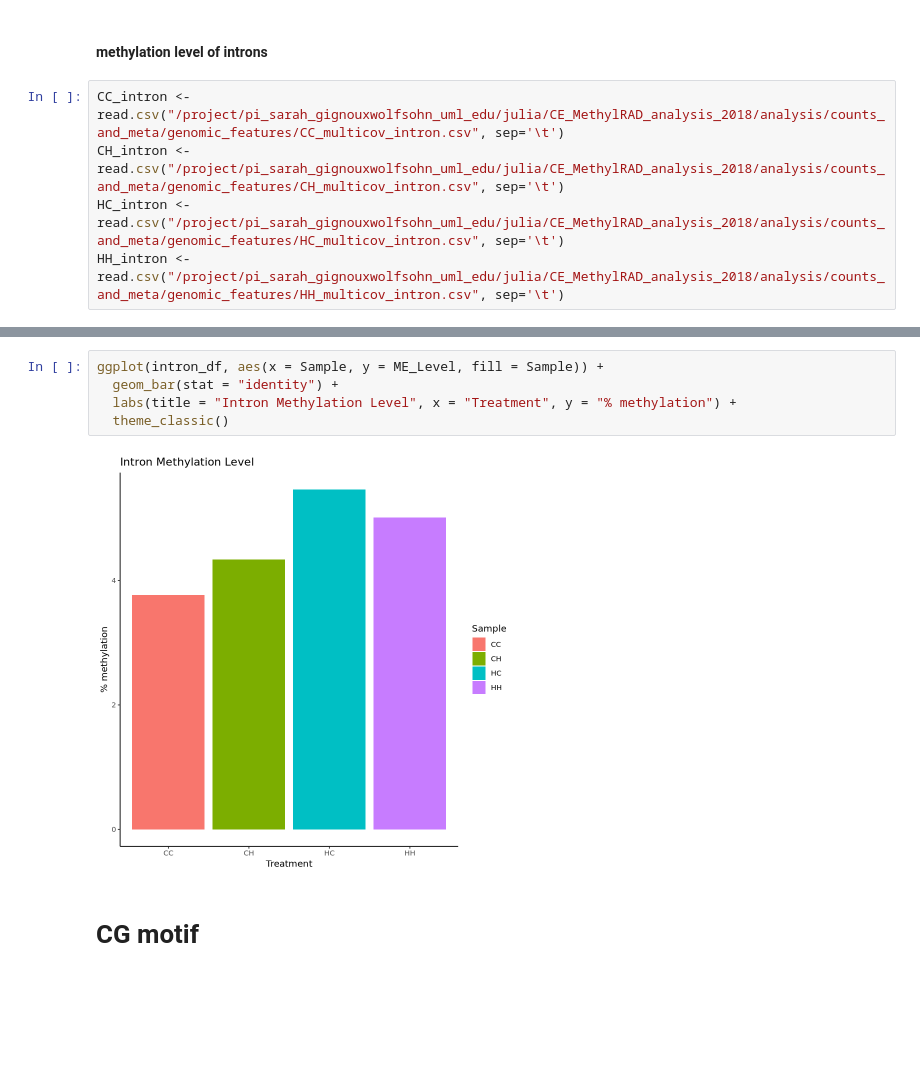
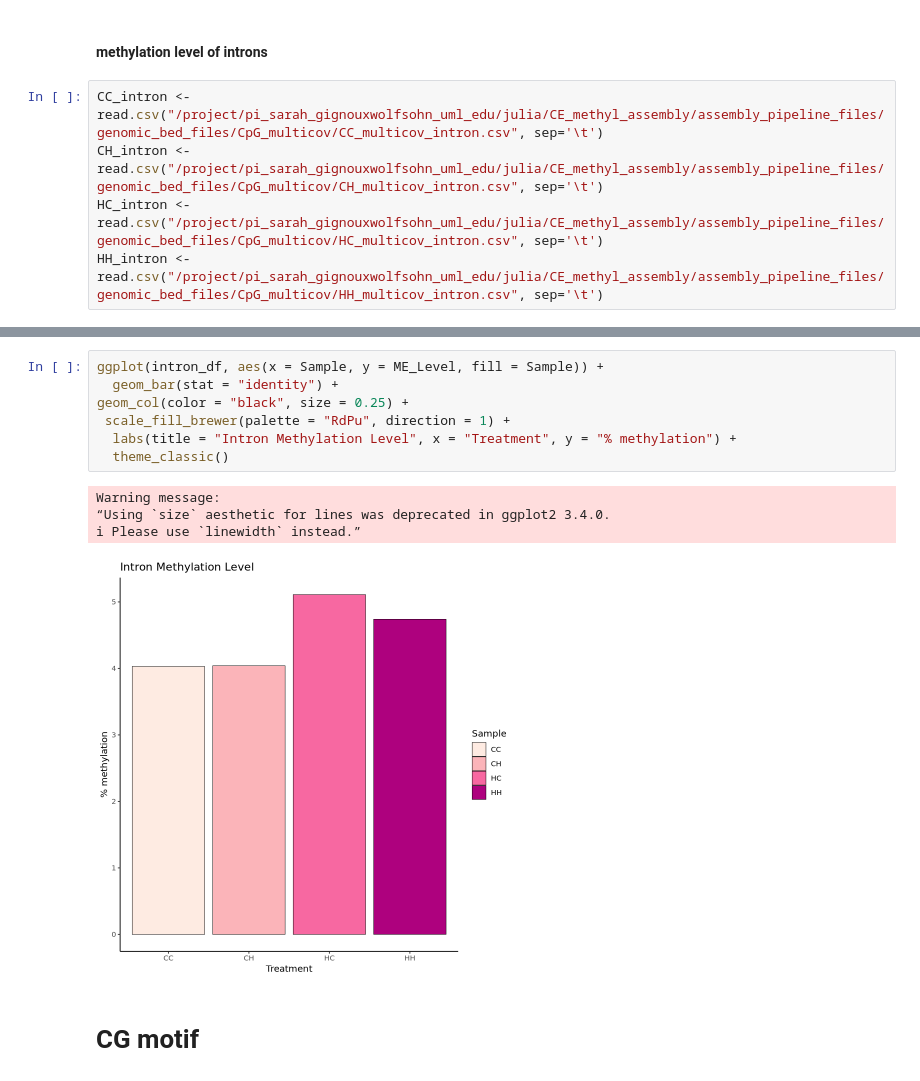
Before and after one commit to jgmcdonough/CE18_methylRAD_analysis, a Jupyter notebook: analysis/methylation_level_of_features.ipynb, the cells around one changed output, grey strips where cells are left out. Drawn from its saved outputs; the diff is of its cells as text; blank space fills up the shorter version.

```diff
--- a/analysis/methylation_level_of_features.ipynb
+++ b/analysis/methylation_level_of_features.ipynb
@@ -229,10 +268,10 @@ ERROR: Error in parse(text = x, srcfile = src): <text>:1:11: unexpected symbol
 # %% [markdown]
 #### methylation level of introns
 # %%
-CC_intron <- read.csv("/project/pi_sarah_gignouxwolfsohn_uml_edu/julia/CE_MethylRAD_analysis_2018/analysis/counts_and_meta/genomic_features/CC_multicov_intron.csv", sep='\t')
-CH_intron <- read.csv("/project/pi_sarah_gignouxwolfsohn_uml_edu/julia/CE_MethylRAD_analysis_2018/analysis/counts_and_meta/genomic_features/CH_multicov_intron.csv", sep='\t')
-HC_intron <- read.csv("/project/pi_sarah_gignouxwolfsohn_uml_edu/julia/CE_MethylRAD_analysis_2018/analysis/counts_and_meta/genomic_features/HC_multicov_intron.csv", sep='\t')
-HH_intron <- read.csv("/project/pi_sarah_gignouxwolfsohn_uml_edu/julia/CE_MethylRAD_analysis_2018/analysis/counts_and_meta/genomic_features/HH_multicov_intron.csv", sep='\t')
+CC_intron <- read.csv("/project/pi_sarah_gignouxwolfsohn_uml_edu/julia/CE_methyl_assembly/assembly_pipeline_files/genomic_bed_files/CpG_multicov/CC_multicov_intron.csv", sep='\t')
+CH_intron <- read.csv("/project/pi_sarah_gignouxwolfsohn_uml_edu/julia/CE_methyl_assembly/assembly_pipeline_files/genomic_bed_files/CpG_multicov/CH_multicov_intron.csv", sep='\t')
+HC_intron <- read.csv("/project/pi_sarah_gignouxwolfsohn_uml_edu/julia/CE_methyl_assembly/assembly_pipeline_files/genomic_bed_files/CpG_multicov/HC_multicov_intron.csv", sep='\t')
+HH_intron <- read.csv("/project/pi_sarah_gignouxwolfsohn_uml_edu/julia/CE_methyl_assembly/assembly_pipeline_files/genomic_bed_files/CpG_multicov/HH_multicov_intron.csv", sep='\t')
 # %%
 # CONTROL CONTROL
 
@@ -345,10 +384,15 @@ A data.frame: 4 × 2
 # %%
 ggplot(intron_df, aes(x = Sample, y = ME_Level, fill = Sample)) +
   geom_bar(stat = "identity") +
+geom_col(color = "black", size = 0.25) +
+ scale_fill_brewer(palette = "RdPu", direction = 1) +
   labs(title = "Intron Methylation Level", x = "Treatment", y = "% methylation") +
   theme_classic()
 # %% [output]
+Warning message:
+“Using `size` aesthetic for lines was deprecated in ggplot2 3.4.0.
+ℹ Please use `linewidth` instead.”
-[figure, old version]
+[figure, new version]
 # %% [markdown]
 # CG motif
 # %%
```
Also changed, not shown: parts of 64 cells of this notebook.
